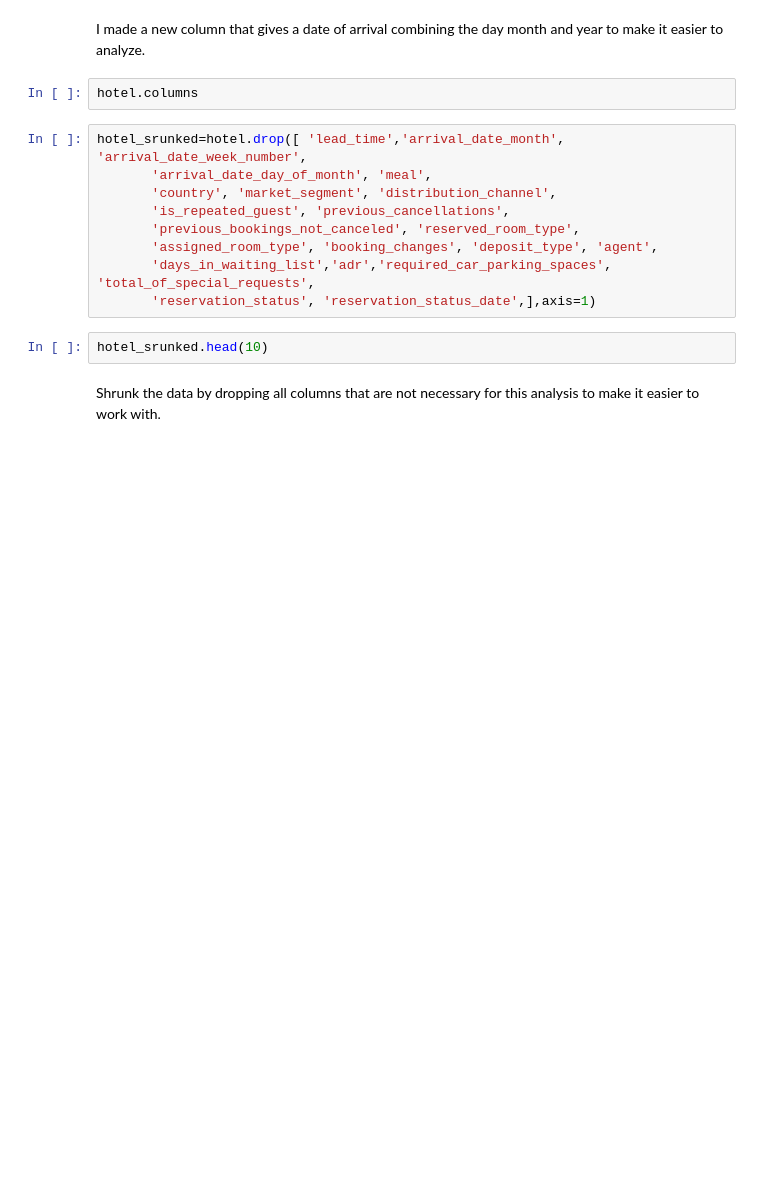
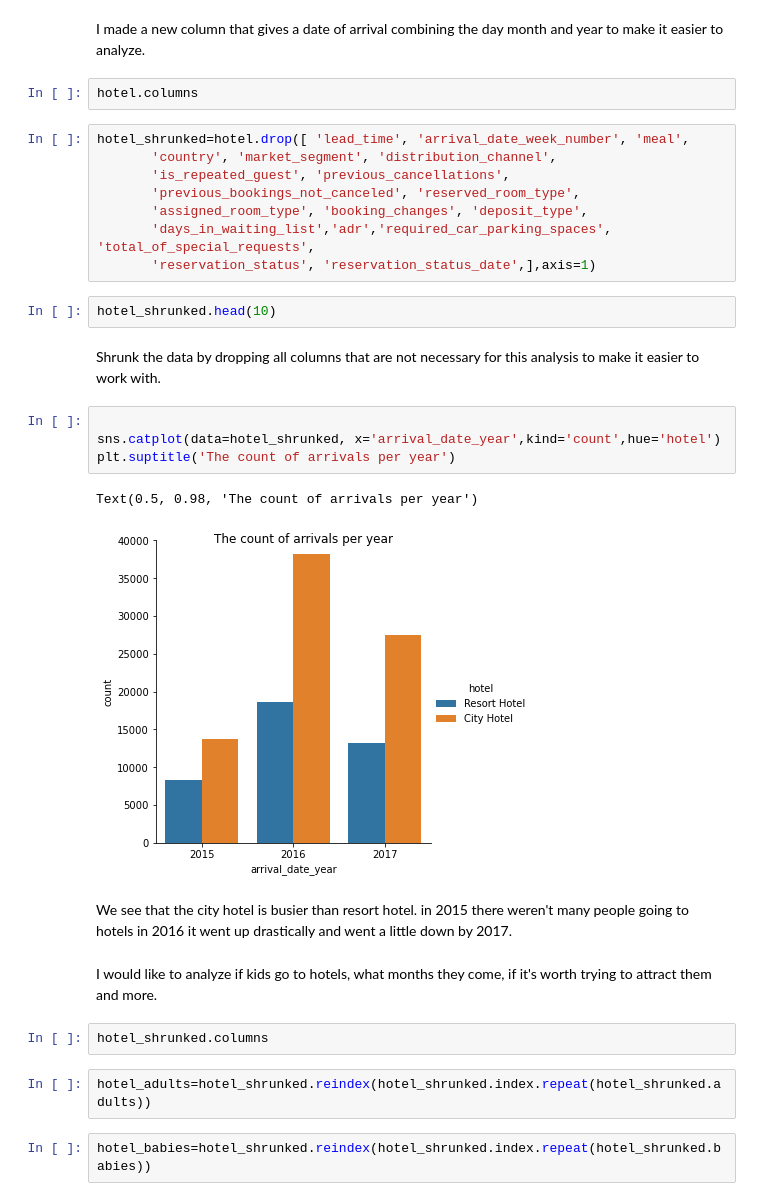
Before and after one commit to leahitzinger/leahs-work, a Jupyter notebook: seeborn_guided_project.ipynb, the cells around one changed output. Drawn from its saved outputs; the diff is of its cells as text; blank space fills up the shorter version.

```diff
--- a/seeborn_guided_project.ipynb
+++ b/seeborn_guided_project.ipynb
@@ -74,15 +82,31 @@ I made a new column that gives a date of arrival combining the day month and yea
 # %%
 hotel.columns
 # %%
-hotel_srunked=hotel.drop([ 'lead_time','arrival_date_month', 'arrival_date_week_number',
-       'arrival_date_day_of_month', 'meal',
+hotel_shrunked=hotel.drop([ 'lead_time', 'arrival_date_week_number', 'meal',
        'country', 'market_segment', 'distribution_channel',
        'is_repeated_guest', 'previous_cancellations',
        'previous_bookings_not_canceled', 'reserved_room_type',
-       'assigned_room_type', 'booking_changes', 'deposit_type', 'agent',
+       'assigned_room_type', 'booking_changes', 'deposit_type',
        'days_in_waiting_list','adr','required_car_parking_spaces', 'total_of_special_requests',
        'reservation_status', 'reservation_status_date',],axis=1)
 # %%
-hotel_srunked.head(10)
+hotel_shrunked.head(10)
 # %% [markdown]
 Shrunk the data by dropping all columns that are not necessary for this analysis to make it easier to work with.
+# %%
+
+sns.catplot(data=hotel_shrunked, x='arrival_date_year',kind='count',hue='hotel')
+plt.suptitle('The count of arrivals per year')
+# %% [output]
+Text(0.5, 0.98, 'The count of arrivals per year')
+[figure, added]
+# %% [markdown]
+We see that the city hotel is busier than resort hotel. in 2015 there weren't many people going to hotels in 2016 it went up drastically and went a little down by 2017.
+# %% [markdown]
+I would like to analyze if kids go to hotels,  what months they come, if it's worth trying to attract them and more.
+# %%
+hotel_shrunked.columns
+# %%
+hotel_adults=hotel_shrunked.reindex(hotel_shrunked.index.repeat(hotel_shrunked.adults))
+# %%
+hotel_babies=hotel_shrunked.reindex(hotel_shrunked.index.repeat(hotel_shrunked.babies))
```
Also changed, not shown: parts of 34 cells of this notebook.
